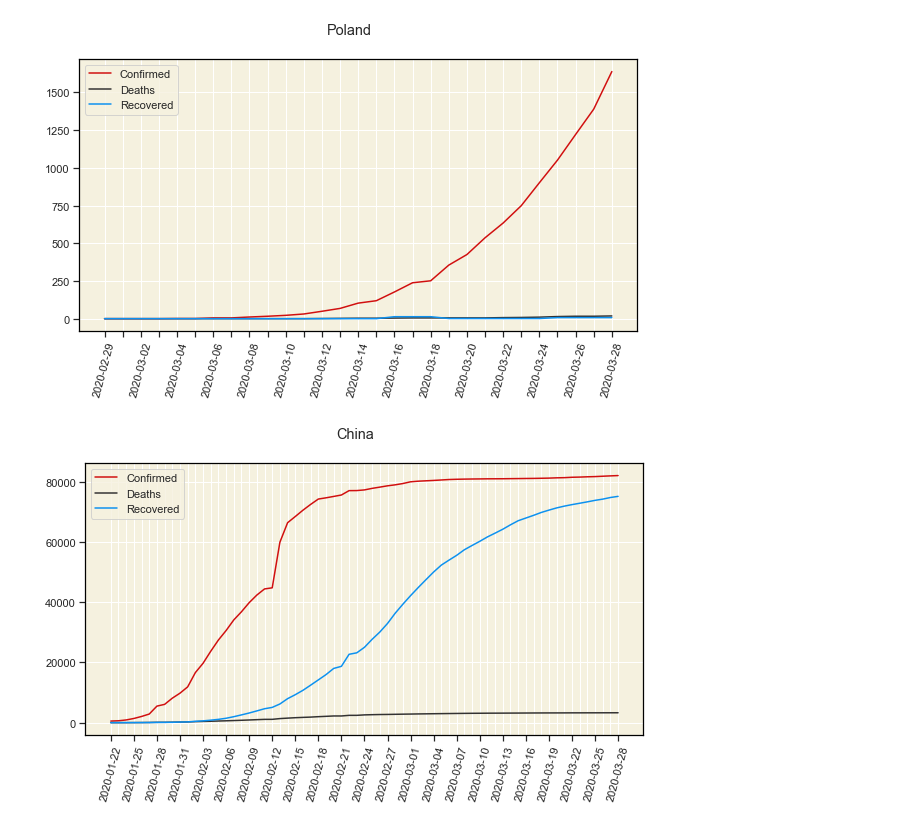
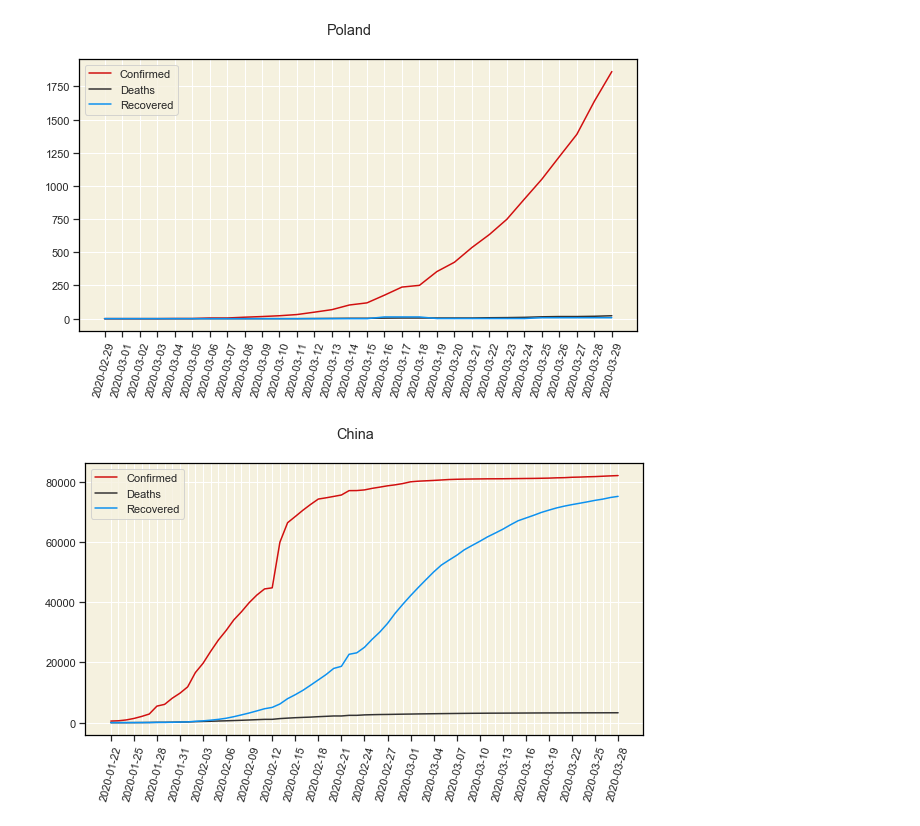
Before and after one commit to msarnacki/coronavirus-2019-nCoV, a Jupyter notebook: main.ipynb, the cells around one changed output. Saved outputs shown, nothing was run; the diff lists cells and outputs as text; code cells hidden in the pictures.

```diff
--- a/main.ipynb
+++ b/main.ipynb
@@ -165,10 +147,15 @@ plt.savefig("img/num_of_countries.png",bbox_inches='tight')
 # %%
+# if index_start is negative plot will show this many days last days
 #default index_end will be last
 def plot_one_country(country, index_start = 0, index_end = len(dates), every_nth = 3):
 
-    country_confirmed = df_confirmed_gb[df_confirmed_gb['Country/Region']==country].iloc[:,3+index_start:3+index_end]
-    country_deaths = df_deaths_gb[df_deaths_gb['Country/Region']==country].iloc[:,3+index_start:3+index_end]
-    country_recovered = df_recovered_gb[df_recovered_gb['Country/Region']==country].iloc[:,3+index_start:3+index_end]
+    minus = 0
+    if index_start < 0:
+        minus = -3
+
+    country_confirmed = df_confirmed_gb[df_confirmed_gb['Country/Region']==country].iloc[:,3+index_start+minus:3+index_end]
+    country_deaths = df_deaths_gb[df_deaths_gb['Country/Region']==country].iloc[:,3+index_start+minus:3+index_end]
+    country_recovered = df_recovered_gb[df_recovered_gb['Country/Region']==country].iloc[:,3+index_start+minus:3+index_end]
 
     country_confirmed = country_confirmed.transpose()
     country_deaths = country_deaths.transpose()
@@ -195,9 +182,9 @@ def plot_one_country(country, index_start = 0, index_end = len(dates), every_nth
 
     plt.savefig("img/{}.png".format(country),bbox_inches='tight')
 # %%
-plot_one_country("Poland", every_nth = 2, index_start = 38)
+plot_one_country("Poland", every_nth = 1, index_start = -30)
 # %% [output]
-[figure, old version]
+[figure, new version]
 # %%
 plot_one_country("China")
 # %% [output]
```
Also changed, not shown: parts of 20 cells of this notebook, 10 other files.
